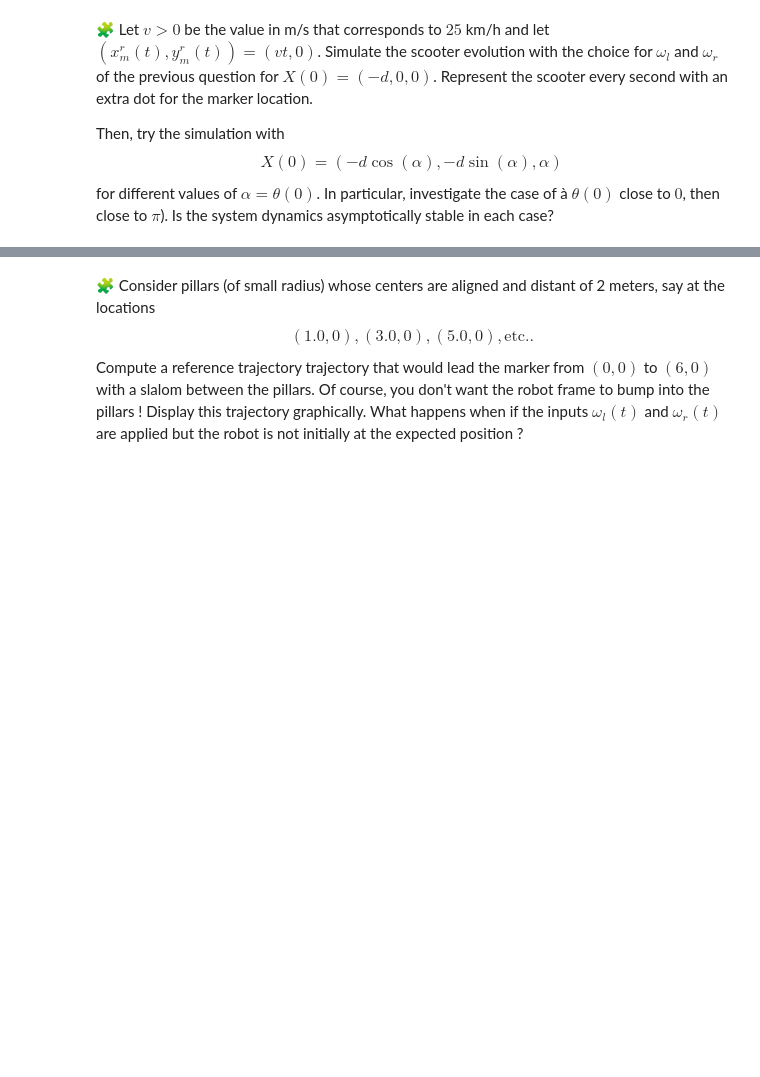
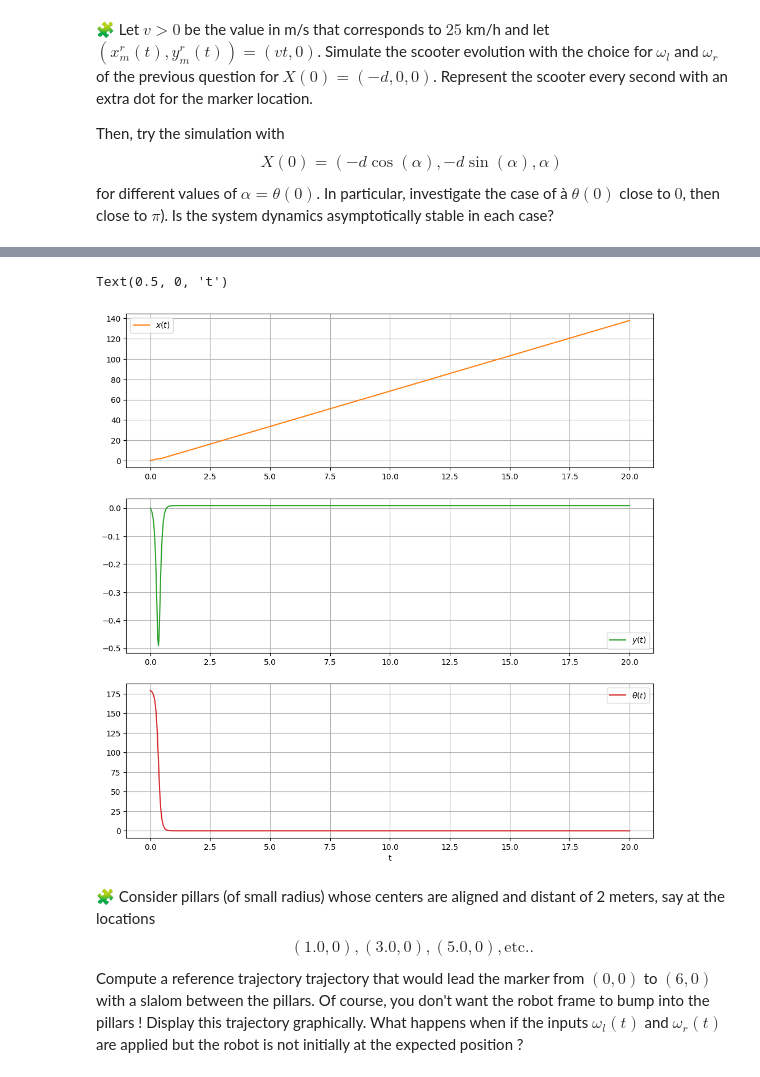
Before and after one commit to Nouamane77/control-engineering-with-python-project-2023-2024, a Jupyter notebook: Project-part-3.ipynb, the cells around one changed output, grey strips where cells are left out. Cells and saved outputs as stored; diff of their text form; code cells hidden in the pictures; blank space fills up the shorter version.

```diff
--- a/Project-part-3.ipynb
+++ b/Project-part-3.ipynb
@@ -1173,3 +1125,53 @@ pass
+# %%
+d = 0.5
+alpha = 179 * (pi/180)
+X_0 = [-d*cos(alpha), -d*sin(alpha), alpha]
+x0 = X_0[0] + d * cos(X_0[2])
+y0 = X_0[1] + d * sin(X_0[2])
+theta0 = X_0[2]
+X_scooter = np.array([x0, y0, theta0])
+
+def scooter_evolution(t, X_scooter_du_point):
+
+  x_du_point, y_du_point ,theta_du_point = X_scooter_du_point
+
+  x_m_r = v*t
+  d_x_m_r = v
+
+  y_m_r = 0
+  d_y_m_r = 0
+
+  omega_r = ( (cos(theta_du_point)) * ( (d_x_m_r/r) + ( (l/(2*d)) * (d_y_m_r/r) ) ) + ( (sin(theta_du_point)) * ( (d_y_m_r/r) - ( ( l/(2*d) ) * (d_x_m_r/r) ) ) ) )
+  omega_l = ( (cos(theta_du_point)) * ( (d_x_m_r/r) - ( (l/(2*d)) * (d_y_m_r/r) ) ) + ( (sin(theta_du_point)) * ( (d_y_m_r/r) + ( ( l/(2*d) ) * (d_x_m_r/r) ) ) ) )
+
+  dx = r * 0.5 * (omega_l + omega_r) * cos(theta_du_point)
+  dy = r * 0.5 * (omega_l + omega_r) * sin(theta_du_point)
+  dtheta = r * (omega_r - omega_l) / l
+  return array([dx, dy, dtheta])
+
+results = solve_ivp( fun = scooter_evolution, t_span=[0, tf], y0=X_scooter, rtol=1e-6, atol=1e-6, dense_output=True )
+
+t = linspace(0 , tf, 1000)
+x, y, theta = results["sol"](t)
+
+
+fig=figure(figsize=(12, 12))
+ax1, ax2,ax3 = fig.subplots(3, 1)
+ax1.grid(True)
+ax1.plot(t, x, label="$x(t)$", color="C1")
+ax1.legend()
+
+ax2.plot(t, y, label="$y(t)$", color="C2")
+ax2.legend()
+ax2.grid()
+
+ax3.grid(True)
+ax3.plot(t, theta*180/pi, label=r"$\theta(t)$", color="C3")
+ax3.legend()
+xlabel("t")
+# %% [output]
+Text(0.5, 0, 't')
+[figure, added]
 # %% [markdown]
 🧩 Consider pillars (of small radius) whose centers are aligned and distant of 2 meters, say at the locations
 $$
```
Also changed, not shown: parts of 4 cells of this notebook.
